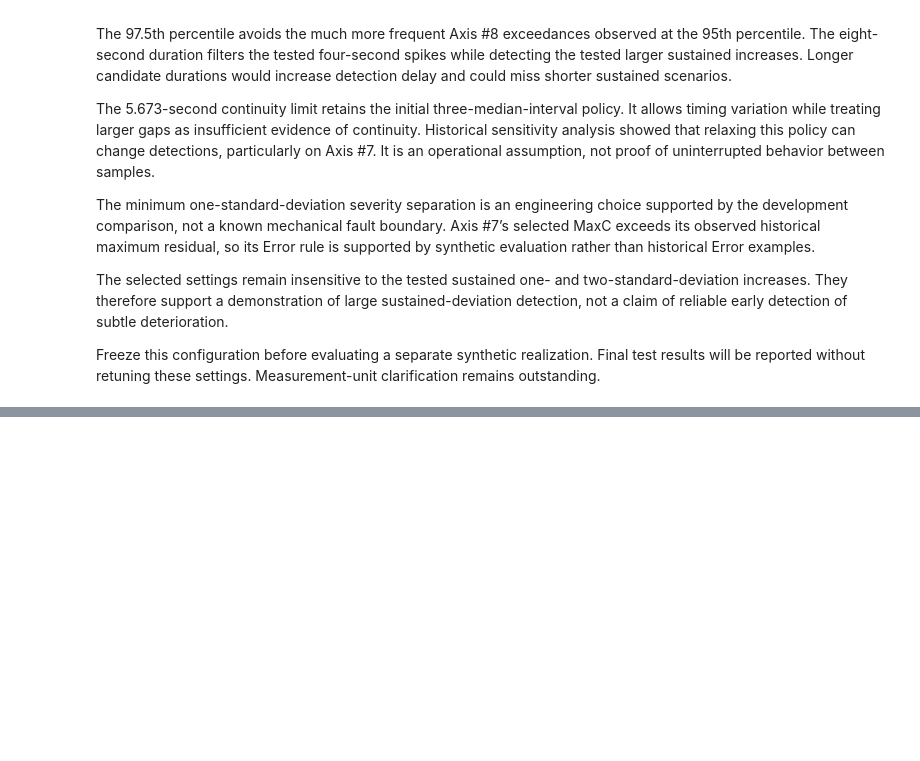
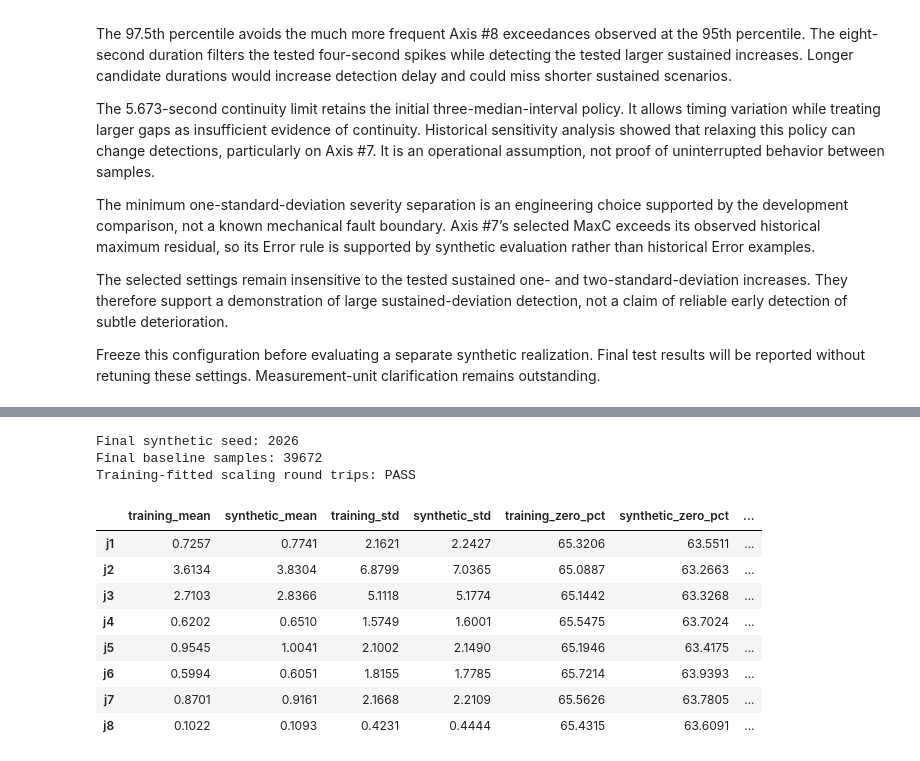
Before and after one commit to UbaidUllah777/DataStreamVisualization-regression-based-anomaly-detection, a Jupyter notebook: Regression_Anomaly_Detection.ipynb, the cells around one changed output, grey strips where cells are left out. Drawn from its saved outputs; the diff is of its cells as text; code cells hidden in the pictures; blank space fills up the shorter version.

```diff
--- a/Regression_Anomaly_Detection.ipynb
+++ b/Regression_Anomaly_Detection.ipynb
@@ -1862,0 +1884,58 @@ display(selected_configuration.round(6))
+# %%
+FINAL_SEED = 2026
+
+final_baseline = synthetic_generator.generate(
+    n_samples=len(prepared_training_df),
+    seed=FINAL_SEED,
+    interval_seconds=2.0,
+)
+
+prepared_final_baseline = time_preprocessor.transform(final_baseline)
+
+normalized_final_baseline = axis_scaler.transform(
+    prepared_final_baseline, method="minmax"
+)
+standardized_final_baseline = axis_scaler.transform(
+    prepared_final_baseline, method="zscore"
+)
+
+final_baseline_predictions = regression.predict(prepared_final_baseline)
+final_baseline_residuals = (
+    prepared_final_baseline[JOINTS] - final_baseline_predictions
+)
+
+assert len(final_baseline) == 39672
+assert np.isfinite(final_baseline_predictions.to_numpy()).all()
+
+# Verify testing transformations without refitting any parameters.
+for method, scaled in [
+    ("minmax", normalized_final_baseline),
+    ("zscore", standardized_final_baseline),
+]:
+    restored = axis_scaler.inverse_transform(scaled, method)
+
+    np.testing.assert_allclose(
+        restored[JOINTS].to_numpy(),
+        prepared_final_baseline[JOINTS].to_numpy(),
+        rtol=1e-10,
+        atol=1e-10,
+    )
+
+print("Final synthetic seed:", FINAL_SEED)
+print("Final baseline samples:", len(final_baseline))
+print("Training-fitted scaling round trips: PASS")
+
+display(synthetic_generator.compare(final_baseline).round(4))
+# %% [output]
+Final synthetic seed: 2026
+Final baseline samples: 39672
+Training-fitted scaling round trips: PASS
+|  | training_mean | synthetic_mean | training_std | synthetic_std | training_zero_pct | synthetic_zero_pct | ... |
+| j1 | 0.7257 | 0.7741 | 2.1621 | 2.2427 | 65.3206 | 63.5511 | ... |
+| j2 | 3.6134 | 3.8304 | 6.8799 | 7.0365 | 65.0887 | 63.2663 | ... |
+| j3 | 2.7103 | 2.8366 | 5.1118 | 5.1774 | 65.1442 | 63.3268 | ... |
+| j4 | 0.6202 | 0.6510 | 1.5749 | 1.6001 | 65.5475 | 63.7024 | ... |
+| j5 | 0.9545 | 1.0041 | 2.1002 | 2.1490 | 65.1946 | 63.4175 | ... |
+| j6 | 0.5994 | 0.6051 | 1.8155 | 1.7785 | 65.7214 | 63.9393 | ... |
+| j7 | 0.8701 | 0.9161 | 2.1668 | 2.2109 | 65.5626 | 63.7805 | ... |
+| j8 | 0.1022 | 0.1093 | 0.4231 | 0.4444 | 65.4315 | 63.6091 | ... |
```
Also changed, not shown: parts of 5 cells of this notebook.
